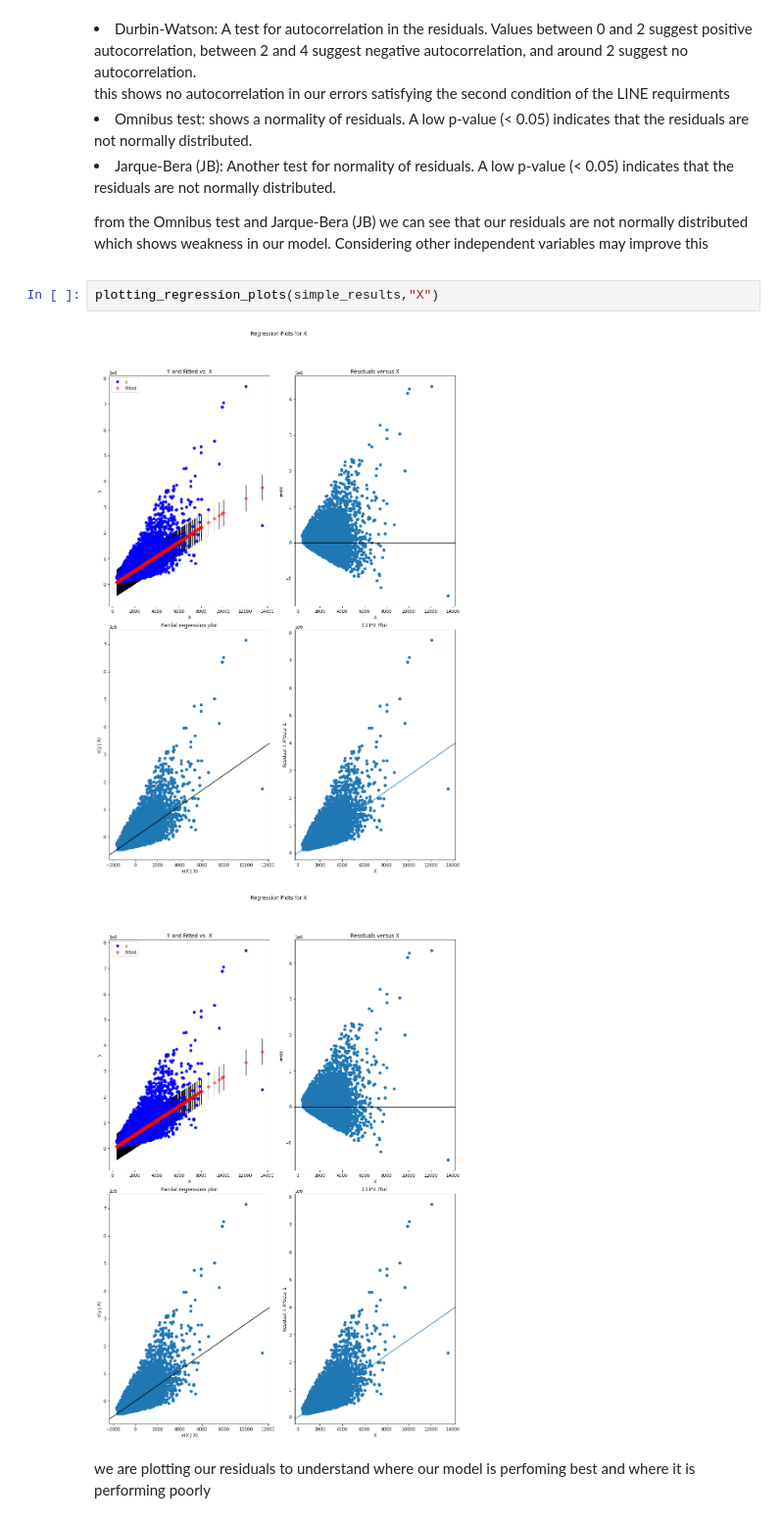
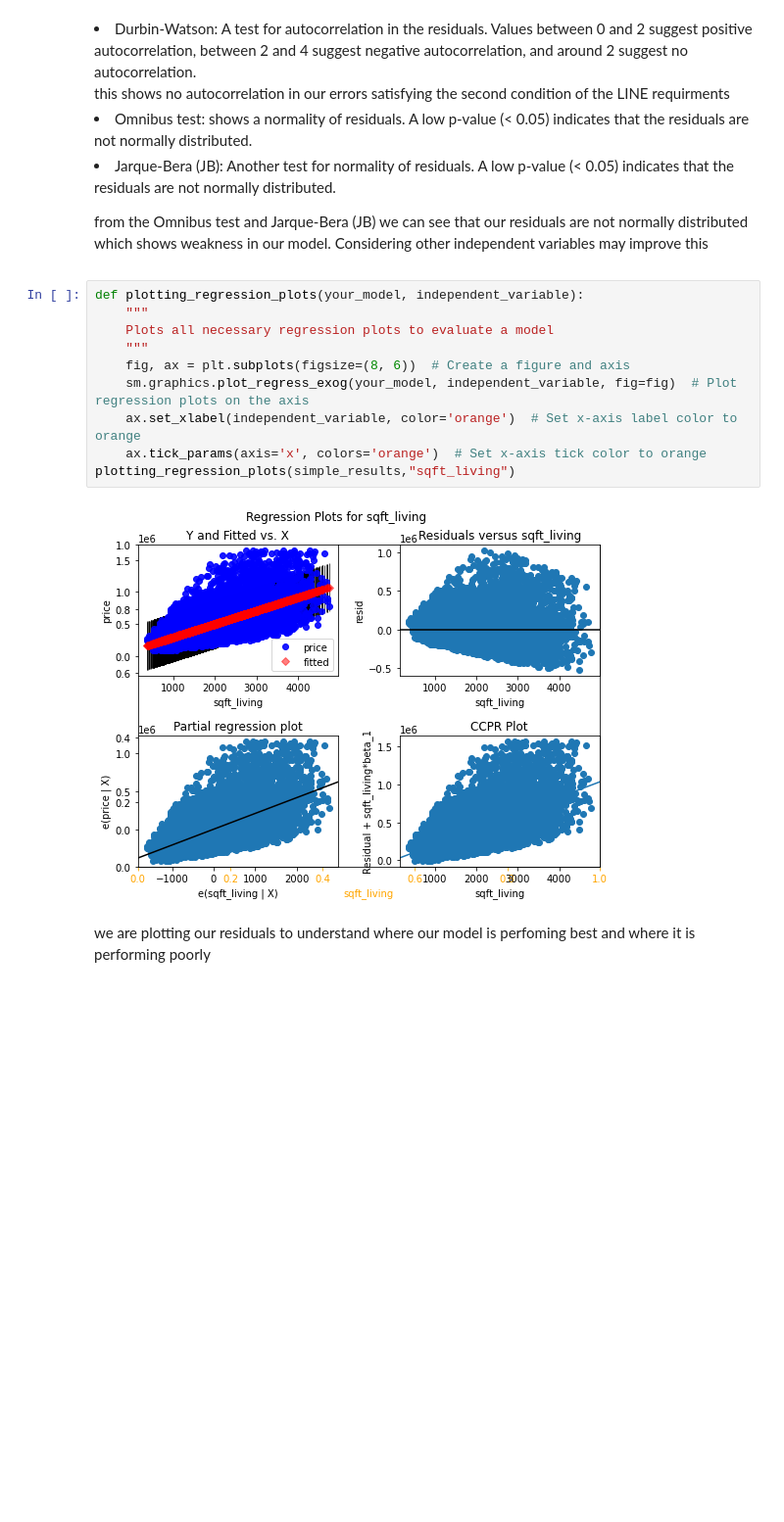
Before and after one commit to Sandrakiptumm/dsc-phase-2-project-v2-3-Group-3, a Jupyter notebook: Project.ipynb, the cells around one changed output. Shown at 98% size. Drawn from its saved outputs; the diff is of its cells as text; blank space fills up the shorter version.

```diff
--- a/Project.ipynb
+++ b/Project.ipynb
@@ -532,11 +581,18 @@ this shows no autocorrelation in our errors satisfying the second condition of t
 <li>Jarque-Bera (JB): Another test for normality of residuals. A low p-value (< 0.05) indicates that the residuals are not normally distributed.<br>
 
 from the  Omnibus test and Jarque-Bera (JB) we can see that our residuals are not normally distributed which shows weakness in our model. Considering other independent variables may improve this
-# %%
-plotting_regression_plots(simple_results,"X")
-# %% [output]
-[figure, removed]
-[figure, removed]
+# %%
+def plotting_regression_plots(your_model, independent_variable):
+    """
+    Plots all necessary regression plots to evaluate a model
+    """
+    fig, ax = plt.subplots(figsize=(8, 6))  # Create a figure and axis
+    sm.graphics.plot_regress_exog(your_model, independent_variable, fig=fig)  # Plot regression plots on the axis
+    ax.set_xlabel(independent_variable, color='orange')  # Set x-axis label color to orange
+    ax.tick_params(axis='x', colors='orange')  # Set x-axis tick color to orange
+plotting_regression_plots(simple_results,"sqft_living")
+# %% [output]
+[figure, added]
 # %% [markdown]
 we are plotting our residuals to understand where our model is perfoming best and where it is performing poorly
 # %%
```
Also changed, not shown: parts of 39 cells of this notebook, 1 other file.
